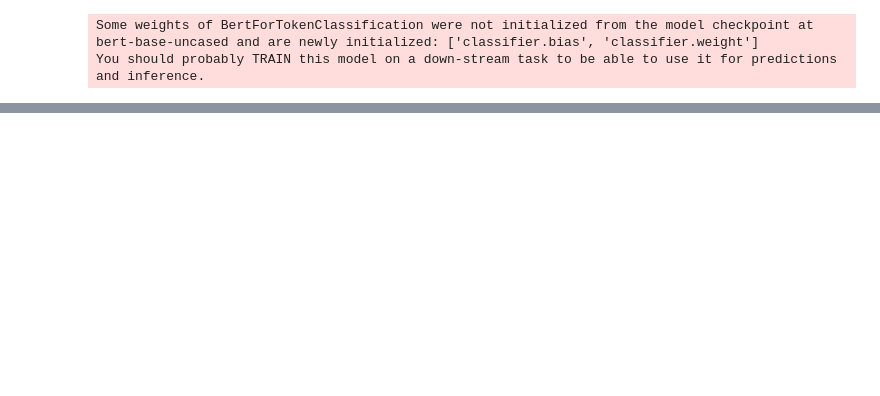
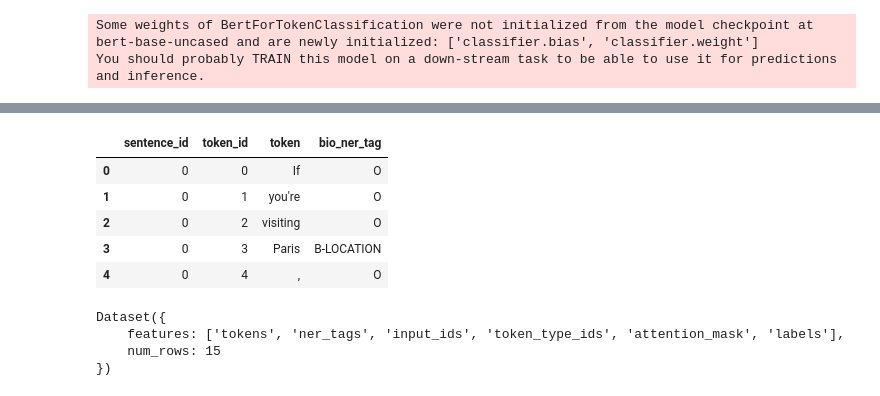
Before and after one commit to jkama4/project_text_mining, a Jupyter notebook: final_project_tm/nerc_bert.ipynb, the cells around one changed output, grey strips where cells are left out. Saved outputs shown, nothing was run; the diff lists cells and outputs as text; code cells hidden in the pictures; blank space fills up the shorter version.

```diff
--- a/final_project_tm/nerc_bert.ipynb
+++ b/final_project_tm/nerc_bert.ipynb
@@ -103,0 +350,13 @@ def start_finetuning(trainer: Trainer):
+# %%
+test_data_path = "./NER-test.tsv"
+# %%
+test_df: pd.DataFrame = pd.read_csv(test_data_path, sep="\t")
+# %%
+test_df.head()
+# %% [output]
+|  | sentence_id | token_id | token | bio_ner_tag |
+| 0 | 0 | 0 | If | O |
+| 1 | 0 | 1 | you're | O |
+| 2 | 0 | 2 | visiting | O |
+| 3 | 0 | 3 | Paris | B-LOCATION |
+| 4 | 0 | 4 | , | O |
@@ -103,0 +411,7 @@ def start_finetuning(trainer: Trainer):
+# %%
+tokenized_test_dataset
+# %% [output]
+Dataset({
+    features: ['tokens', 'ner_tags', 'input_ids', 'token_type_ids', 'attention_mask', 'labels'],
+    num_rows: 15
+})
```
Also changed, not shown: parts of 23 cells of this notebook.
